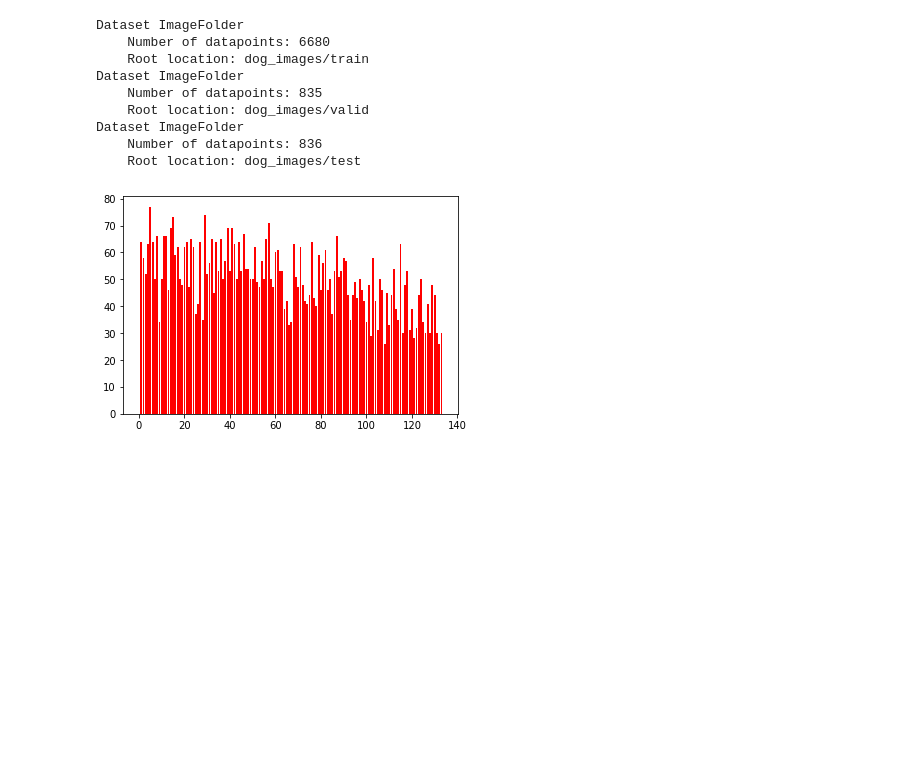
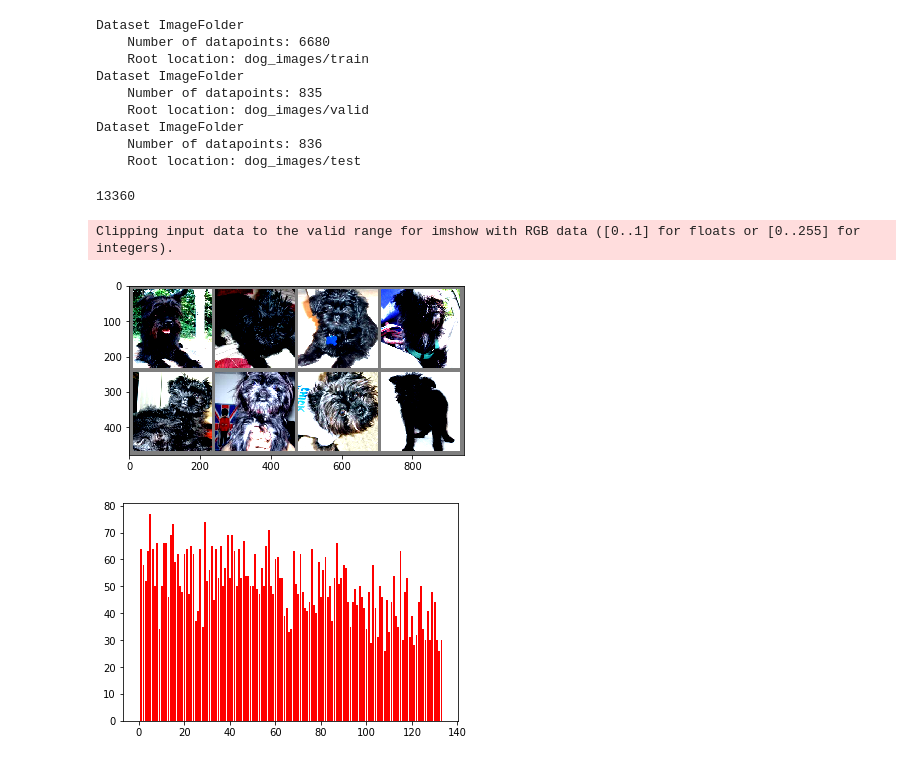
Before and after one commit to lumartin/cnn-dog-breed-classifier, a Jupyter notebook: dog_app_eda.ipynb, the cells around one changed output. Drawn from its saved outputs; the diff is of its cells as text; code cells hidden in the pictures; blank space fills up the shorter version.

```diff
--- a/dog_app_eda.ipynb
+++ b/dog_app_eda.ipynb
@@ -48,6 +48,74 @@ Dataset ImageFolder
 Dataset ImageFolder
     Number of datapoints: 836
     Root location: dog_images/test
+# %%
+import os
+import torch
+from torchvision import datasets
+import torchvision.transforms as transforms
+from PIL import ImageFile
+ImageFile.LOAD_TRUNCATED_IMAGES = True
+
+### TODO: Write data loaders for training, validation, and test sets
+## Specify appropriate transforms, and batch_sizes
+
+train_basic_transforms = transforms.Compose([
+                                       transforms.Resize(size=258),
+                                       transforms.CenterCrop(224),
+                                       transforms.ToTensor(),
+                                       transforms.Normalize([0.485, 0.456, 0.406],[0.229, 0.224, 0.225])
+                                      ])
+
+train_variation_transforms = transforms.Compose([
+                                       transforms.Resize(size=258),
+                                       transforms.CenterCrop(224),
+                                       transforms.RandomHorizontalFlip(),
+                                       transforms.ColorJitter(brightness=0.4, contrast=0.4, saturation=0.4, hue=0.1),
+                                       transforms.RandomRotation(50),
+                                       #transforms.FiveCrop(224),
+                                       transforms.ToTensor(),
+                                       #transforms.Lambda(lambda crops: torch.stack([ToTensor()(crop) for crop in crops])),
+                                       transforms.Normalize([0.485, 0.456, 0.406],[0.229, 0.224, 0.225])
+                                      ])
+
+# Pass transforms in here, then run the next cell to see how the transforms look
+
+train_data = datasets.ImageFolder('dog_images/train', transform=train_basic_transforms)
+transformed_train_data = datasets.ImageFolder('dog_images/train', transform=train_variation_transforms)
+
+augmented_train_data = torch.utils.data.ConcatDataset([train_data,transformed_train_data])
+
+print(len(augmented_train_data))
+
+trainloader = torch.utils.data.DataLoader(augmented_train_data, batch_size=8)
+# %% [output]
+13360
+# %%
+import matplotlib.pyplot as plt
+import numpy as np
+import torchvision
+
+def imshow(img):
+    img = img / 2 + 0.5
+    npimg = img.numpy()
+    plt.imshow(np.transpose(npimg, (1, 2, 0)))
+    plt.show()
+
+def tensorshow(batch, n=5):
+    for  i in range(n):
+        npimg = batch[i].numpy()
+        plt.imshow(np.transpose(npimg, (1, 2, 0)))
+        plt.show()
+
+
+dataiter = iter(trainloader)
+images, labels = dataiter.next()
+
+imshow(torchvision.utils.make_grid(images, nrow=4, padding = 10))
+#tensorshow()
+# %% [output]
+Clipping input data to the valid range for imshow with RGB data ([0..1] for floats or [0..255] for integers).
+[figure, added]
 # %%
 import os
 import numpy as np
```
Also changed, not shown: parts of 2 cells of this notebook, 1 other file.
